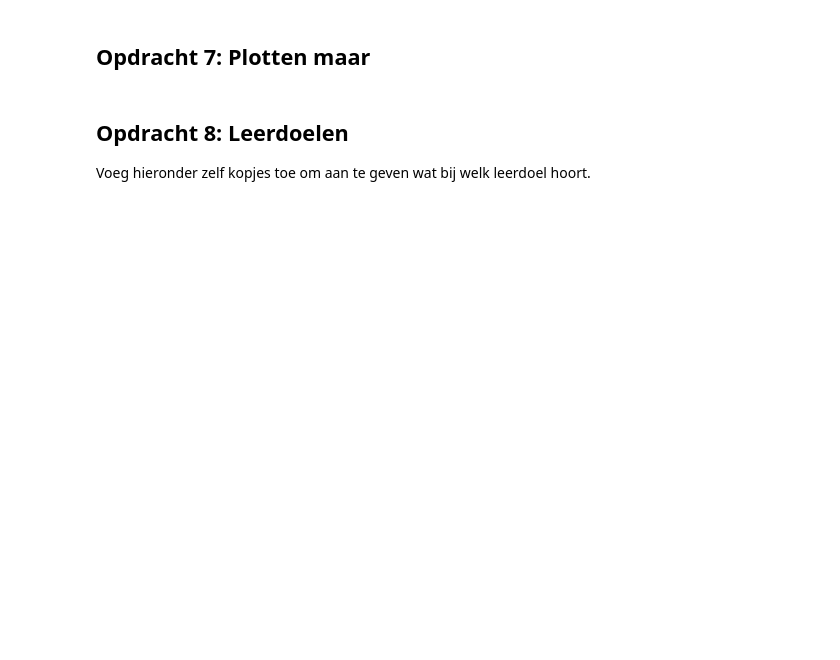
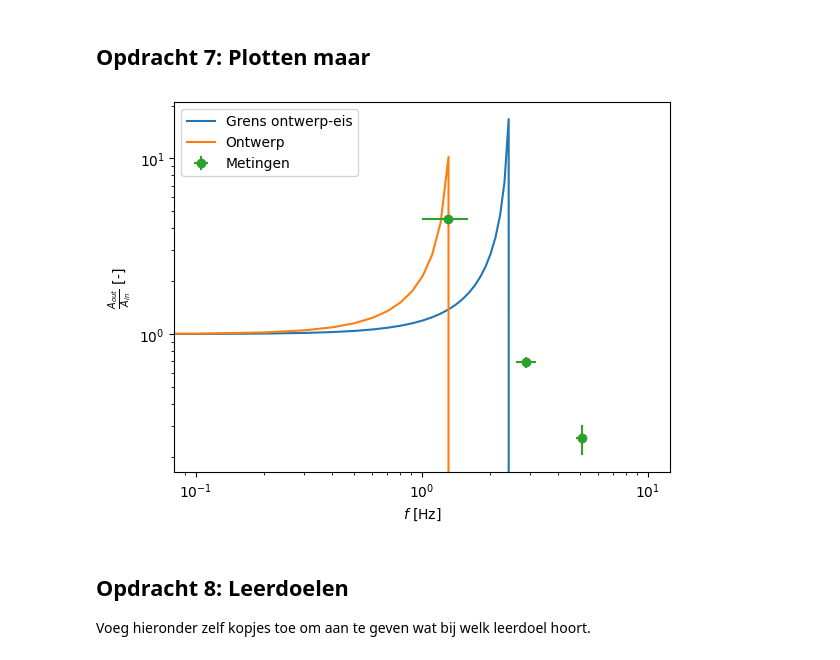
Before and after one commit to thaak123/THAAK-opdrachten-DEF-D, a Jupyter notebook: FysiekeOntwerpopdrachten/5MaakEenOpstellingTrillingsvrij/Ontwerpopdracht5MaakEenOpstellingTrillingsvrijInvulTemplate.ipynb, the cells around one changed output. Saved outputs shown, nothing was run; the diff lists cells and outputs as text; code cells hidden in the pictures; blank space fills up the shorter version.

Commit message:
Metingen

```diff
--- a/FysiekeOntwerpopdrachten/5MaakEenOpstellingTrillingsvrij/Ontwerpopdracht5MaakEenOpstellingTrillingsvrijInvulTemplate.ipynb
+++ b/FysiekeOntwerpopdrachten/5MaakEenOpstellingTrillingsvrij/Ontwerpopdracht5MaakEenOpstellingTrillingsvrijInvulTemplate.ipynb
@@ -183,6 +182,56 @@ De kantelfrequentie van het ontwerp is 1.576
 ## Opdracht 7: Plotten maar
 # %%
 # Voeg hier je plots in.
+
+# Herhaling van eerdere opdracht
+f_arr = np.linspace(0,10, 100)
+w_arr = 2*np.pi*f_arr
+
+delta_x_eis = 0.08
+w0_eis = np.sqrt(g/delta_x_eis)
+f0_eis = w0_eis/(2*np.pi)
+A_quo = 1 / (1 - (w_arr/w0)**2)
+
+delta_x_ontwerp = 0.13
+w0_ontwerp = np.sqrt(g/delta_x_ontwerp)
+f0_ontwerp = w0_ontwerp/(2*np.pi)
+A_quo_ontwerp = 1 / (1 - (w_arr/w0_ontwerp)**2)
+
+# Metingen
+f_arr_metingen = [1.3,2.9,5.1]
+
+# Bij 1.3 Hz
+A_out_1 = 1.0
+A_in_1 = 0.22
+A_1 = A_out_1/A_in_1
+
+#2.9
+A_out_3 = 0.92
+A_in_3 = 1.33
+A_3 = A_out_3/A_in_3
+
+
+#5.1
+A_out_5 = 1.06
+A_in_5 = 4.16
+A_5 = A_out_5/A_in_5
+
+A_metingen = [A_1,A_3,A_5]
+u_f = 0.3
+u_A = 0.05
+
+plt.figure()
+plt.plot(f_arr, A_quo, label="Grens ontwerp-eis")
+plt.plot(f_arr, A_quo_ontwerp, label="Ontwerp")
+plt.errorbar(f_arr_metingen, A_metingen, xerr=u_f, yerr=u_A, fmt = 'o',label="Metingen")
+plt.xscale('log')
+plt.yscale('log')
+plt.xlabel(r"$f$ [Hz]")
+plt.ylabel(r"$\frac{A_{out}}{A_{in}}$ [-]")
+plt.legend()
+plt.show()
+# %% [output]
+[figure, added]
 # %% [markdown]
 ## Opdracht 8: Leerdoelen
 Voeg hieronder zelf kopjes toe om aan te geven wat bij welk leerdoel hoort.
```
Also changed, not shown: parts of 3 cells of this notebook.
